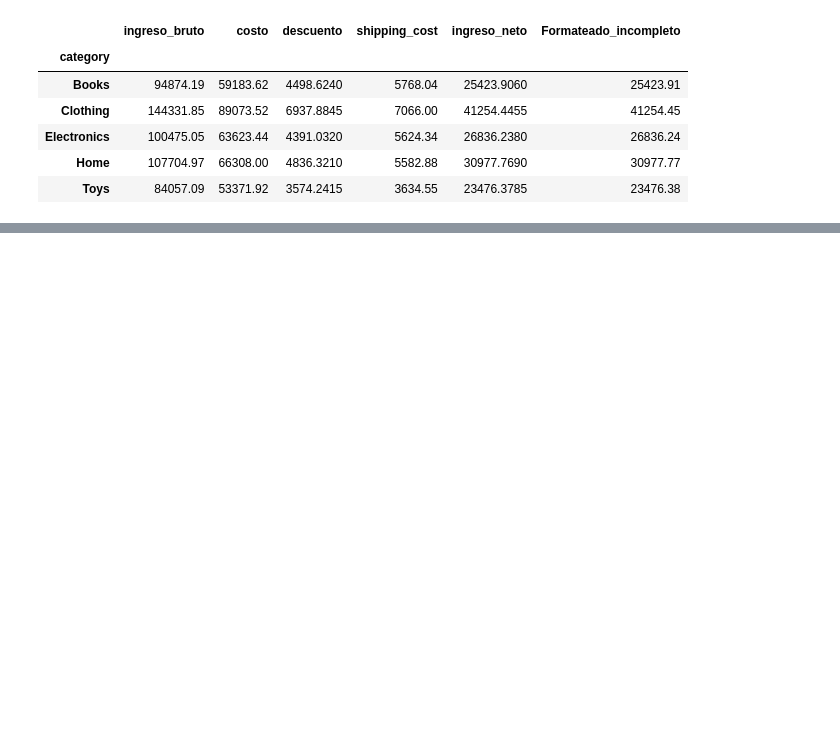
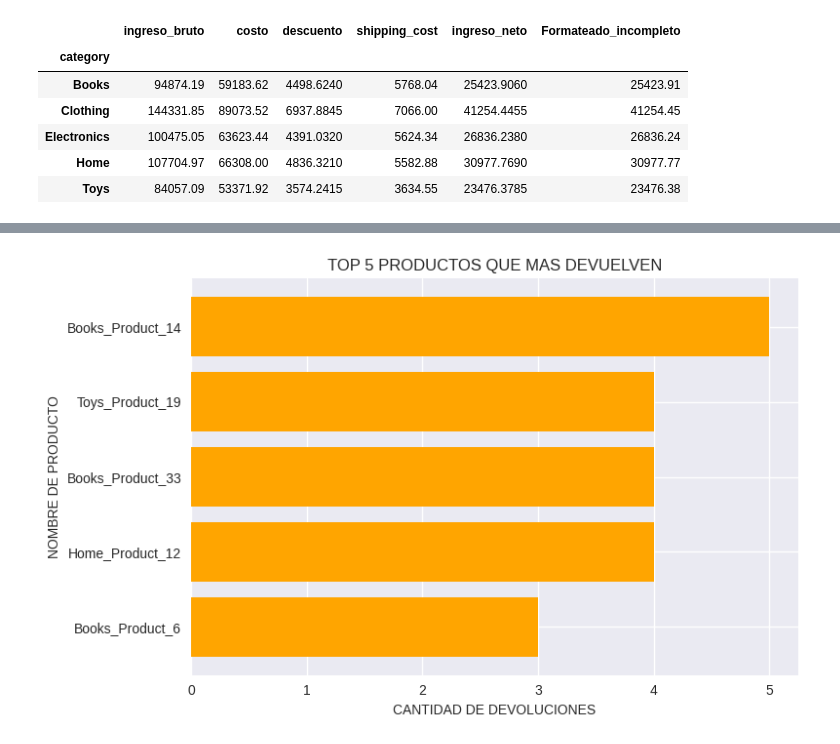
Before and after one commit to developreiloyo/analisis_datos, a Jupyter notebook: Analisis de Rentabilidad/Analisis_rentabilidad.ipynb, the cells around one changed output, grey strips where cells are left out. Saved outputs shown, nothing was run; the diff lists cells and outputs as text; code cells hidden in the pictures; blank space fills up the shorter version.

```diff
--- a/Analisis de Rentabilidad/Analisis_rentabilidad.ipynb
+++ b/Analisis de Rentabilidad/Analisis_rentabilidad.ipynb
@@ -139,0 +449,17 @@ plt.show()
+# %%
+# Renombrar la columna 'count' a 'devoluciones'
+devolucion_por_producto.rename(columns={'count': 'devoluciones'}, inplace=True)
+
+# Asegurarte de que las columnas tengan el mismo tipo de dato
+ganancia_por_producto['product_id'] = ganancia_por_producto['product_id'].astype(str)
+devolucion_por_producto['product_id'] = devolucion_por_producto['product_id'].astype(str)
+
+# Realizar la fusión
+analisis_final = ganancia_por_producto.merge(
+    devolucion_por_producto[['product_id', 'devoluciones']],
+    on='product_id',
+    how='left'
+)
+
+# Mostrar las primeras filas del DataFrame resultante
+dp(analisis_final)
@@ -139,0 +480,3 @@ plt.show()
+# %%
+#PERDIDA #DEVOLUCIONES ALTAS #AMBAS #OK
+analisis_final['alerta']=analisis_final.apply(lambda x: 'Perdida y Devoluciones Altas' if (x['Ganancia_Neta'] < 0 and x['devoluciones'] > 1) else 'Genera Perdidas' if x['Ganancia_Neta'] < 0 else 'Devoluciones Altas' if x['devoluciones'] > 1 else 'OK PRODUCTO', axis=1)
@@ -139,0 +507,2 @@ plt.show()
+# %%
+af=analisis_final.sort_values(by=['alerta','Ganancia_Neta'])
@@ -139,0 +525,13 @@ plt.show()
+# %%
+top_dev=af.sort_values(by='devoluciones',ascending=False).head(5)
+# %%
+plt.figure(figsize=(8,5))
+plt.barh(top_dev['product_name'],top_dev['devoluciones'], color='orange')
+plt.xlabel('CANTIDAD DE DEVOLUCIONES', size=10)
+plt.ylabel('NOMBRE DE PRODUCTO', size=10)
+plt.title('TOP 5 PRODUCTOS QUE MAS DEVUELVEN')
+plt.gca().invert_yaxis()
+plt.tight_layout()
+plt.show()
+# %% [output]
+[figure, added]
```
Also changed, not shown: parts of 75 cells of this notebook, 1 other file.
